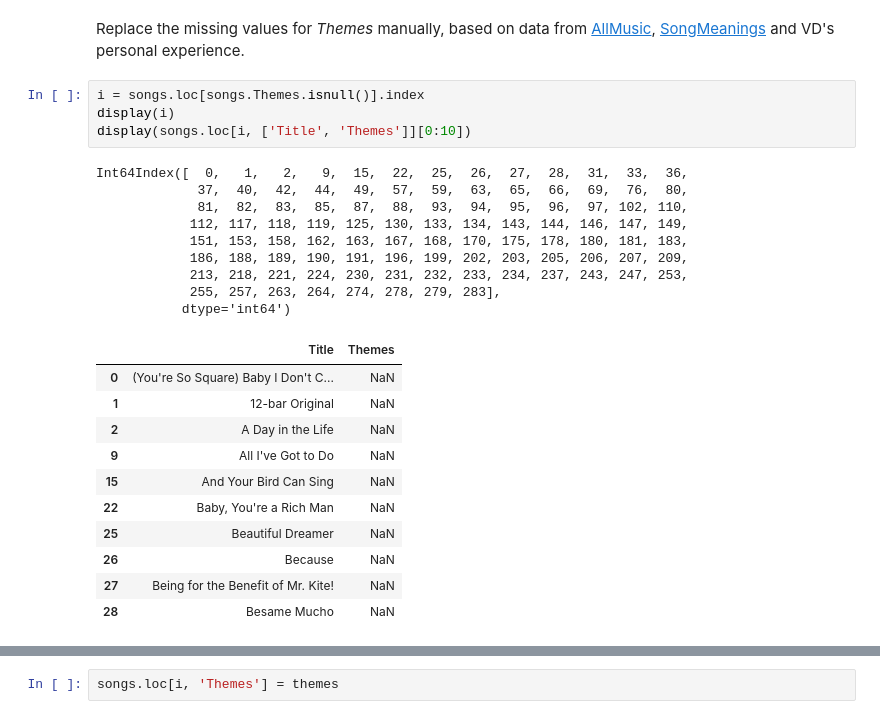
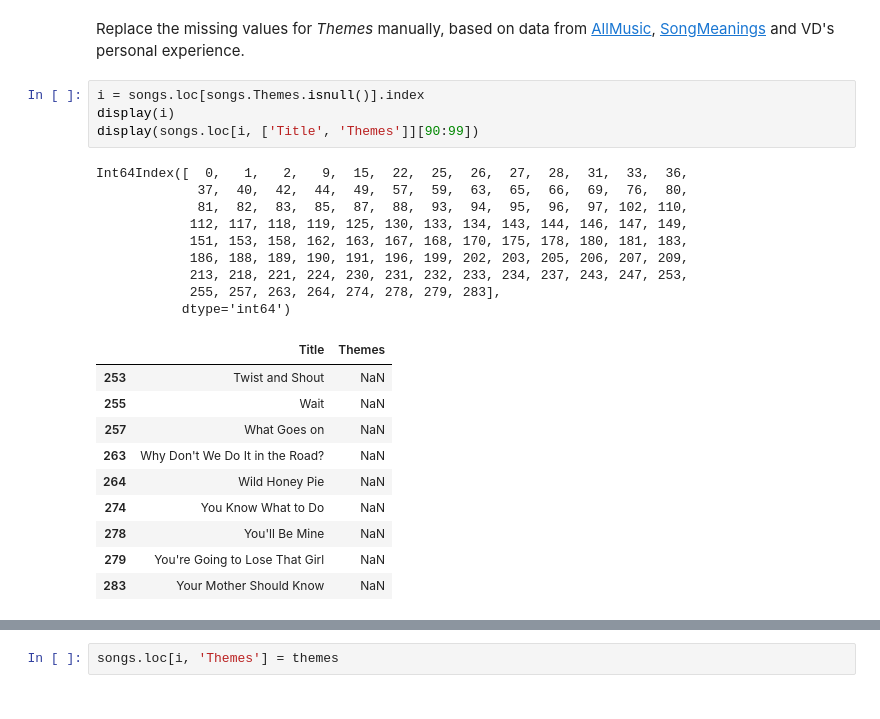
Before and after one commit to devedzic/spotipy-getting-started, a Jupyter notebook: notebooks/cleaning_The_Beatles_songs_dataset.ipynb, the cells around one changed output, grey strips where cells are left out. Cells and saved outputs as stored; diff of their text form.

```diff
--- a/notebooks/cleaning_The_Beatles_songs_dataset.ipynb
+++ b/notebooks/cleaning_The_Beatles_songs_dataset.ipynb
@@ -602,28 +605,27 @@ Replace the missing values for *Themes* manually, based on data from [AllMusic](
 # %%
 i = songs.loc[songs.Themes.isnull()].index
 display(i)
-display(songs.loc[i, ['Title', 'Themes']][0:10])
+display(songs.loc[i, ['Title', 'Themes']][90:99])
 # %% [output]
 Int64Index([  0,   1,   2,   9,  15,  22,  25,  26,  27,  28,  31,  33,  36,
              37,  40,  42,  44,  49,  57,  59,  63,  65,  66,  69,  76,  80,
              81,  82,  83,  85,  87,  88,  93,  94,  95,  96,  97, 102, 110,
             112, 117, 118, 119, 125, 130, 133, 134, 143, 144, 146, 147, 149,
             151, 153, 158, 162, 163, 167, 168, 170, 175, 178, 180, 181, 183,
             186, 188, 189, 190, 191, 196, 199, 202, 203, 205, 206, 207, 209,
             213, 218, 221, 224, 230, 231, 232, 233, 234, 237, 243, 247, 253,
             255, 257, 263, 264, 274, 278, 279, 283],
            dtype='int64')
 |  | Title | Themes |
-| 0 | (You're So Square) Baby I Don't C... | NaN |
-| 1 | 12-bar Original | NaN |
-| 2 | A Day in the Life | NaN |
-| 9 | All I've Got to Do | NaN |
-| 15 | And Your Bird Can Sing | NaN |
-| 22 | Baby, You're a Rich Man | NaN |
-| 25 | Beautiful Dreamer | NaN |
-| 26 | Because | NaN |
-| 27 | Being for the Benefit of Mr. Kite! | NaN |
-| 28 | Besame Mucho | NaN |
+| 253 | Twist and Shout | NaN |
+| 255 | Wait | NaN |
+| 257 | What Goes on | NaN |
+| 263 | Why Don't We Do It in the Road? | NaN |
+| 264 | Wild Honey Pie | NaN |
+| 274 | You Know What to Do | NaN |
+| 278 | You'll Be Mine | NaN |
+| 279 | You're Going to Lose That Girl | NaN |
+| 283 | Your Mother Should Know | NaN |
 # %%
 themes = ['Cool & Cocky, Affection/Fondness, New Love, Playful, Hanging Out',
          '(instrumental)',
```
Also changed, not shown: parts of 87 cells of this notebook.
